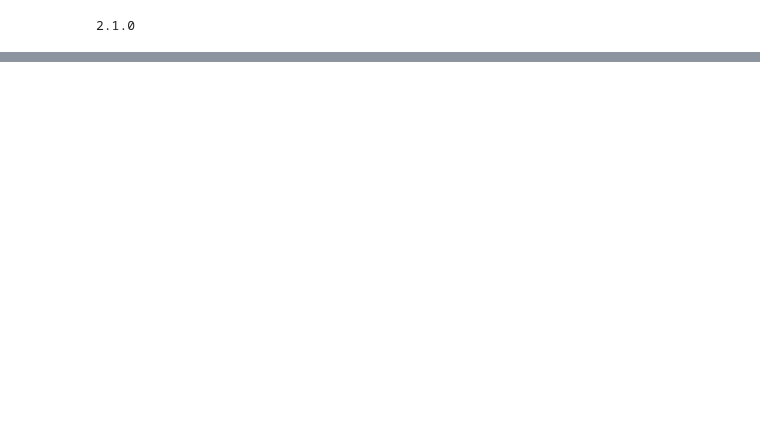
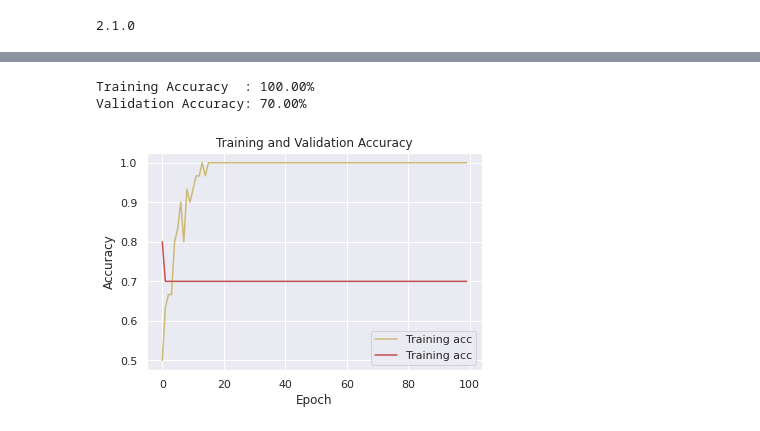
Before and after one commit to jefrnm/contoh, a Jupyter notebook: ANN&TENSOR.ipynb, the cells around one changed output, grey strips where cells are left out. Drawn from its saved outputs; the diff is of its cells as text; code cells hidden in the pictures; blank space fills up the shorter version.

```diff
--- a/ANN&TENSOR.ipynb
+++ b/ANN&TENSOR.ipynb
@@ -122,3 +128,5 @@ Dense(2, activation = 'sigmoid')
+# %%
+model.compile(loss='binary_crossentropy', optimizer='adam', metrics=['accuracy'])
 # %%
 model.summary()
 # %% [output]
@@ -137,8 +147,2 @@ Trainable params: 932
 Non-trainable params: 0
 _________________________________________________________________
-# %%
-model.compile(optimizer = 'adam',
-              loss = tf.keras.losses.BinaryCrossentropy(),
-              metrics = ['accuracy'])
-# %%
-model.fit(x_train_1, y_train_1, batch_size = 25, epochs = 2500, verbose = 1)
@@ -168,0 +149,3 @@ model.evaluate(x_test_1, y_test_1)
+# %%
+history = model.fit(x_train,y_train, epochs=100,batch_size=1,verbose=2,
+                    validation_data=(x_val,y_val))
@@ -168,0 +170,19 @@ model.evaluate(x_test_1, y_test_1)
+# %%
+from matplotlib import pyplot as plt
+scores_train = model.evaluate(x_train, y_train, verbose = 0)
+scores_validation = model.evaluate(x_val, y_val, verbose = 0)
+print("Training Accuracy  : %.2f%%" % (scores_train[1]*100))
+print("Validation Accuracy: %.2f%%" % (scores_validation[1]*100))
+acc = history.history['accuracy']
+val_acc = history.history['val_accuracy']
+plt.plot(acc,'y',label = 'Training acc')
+plt.plot(val_acc,'r',label = 'Training acc')
+plt.title('Training and Validation Accuracy')
+plt.ylabel('Accuracy')
+plt.xlabel('Epoch')
+plt.legend()
+plt.show()
+# %% [output]
+Training Accuracy  : 100.00%
+Validation Accuracy: 70.00%
+[figure, added]
```
Also changed, not shown: parts of 26 cells of this notebook.
